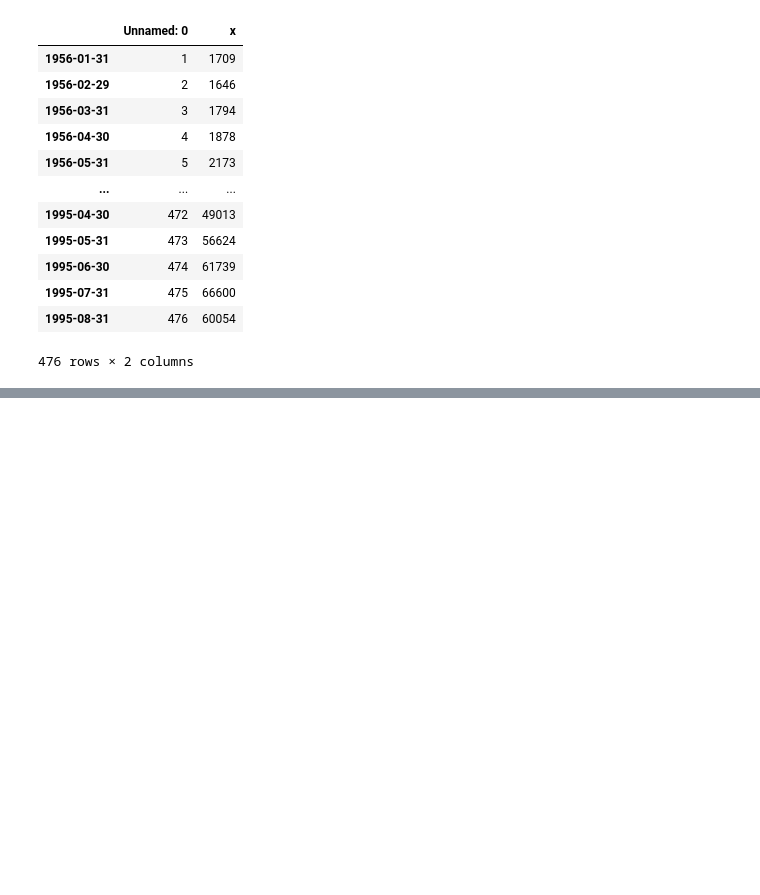
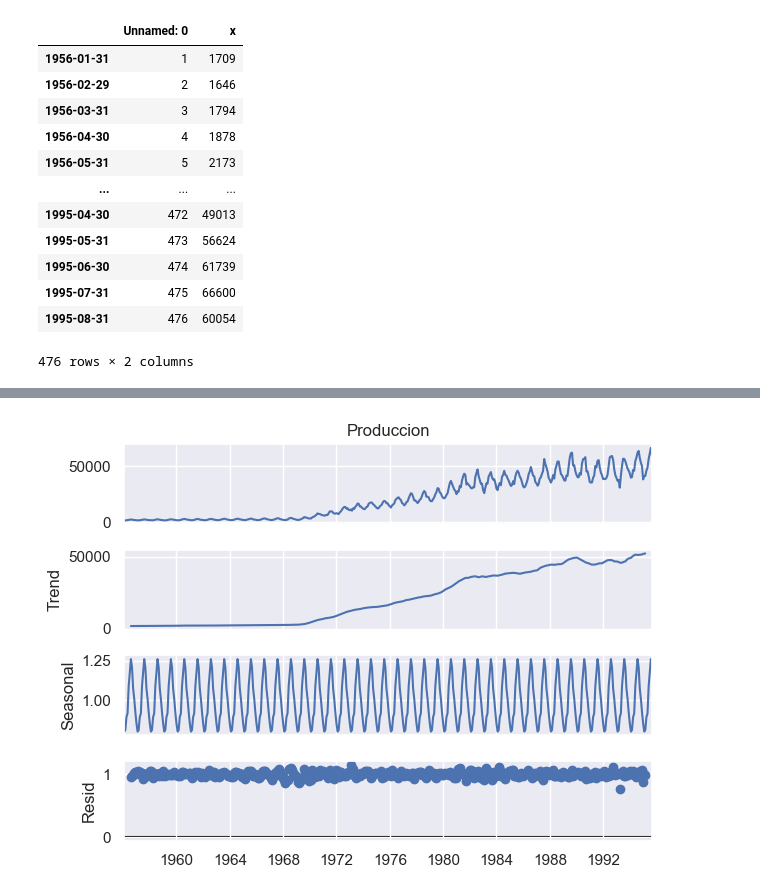
Before and after one commit to Wilsonsr/Series-de-Tiempo, a Jupyter notebook: Cuadernos Python/Suavizado Exponencial.ipynb, the cells around one changed output, grey strips where cells are left out. Drawn from its saved outputs; the diff is of its cells as text; code cells hidden in the pictures; blank space fills up the shorter version.

```diff
--- a/Cuadernos Python/Suavizado Exponencial.ipynb
+++ b/Cuadernos Python/Suavizado Exponencial.ipynb
@@ -565,0 +596,9 @@ gas.rename(columns={"x":"Produccion"}, inplace=True)
+# %%
+# Descomposición de la serie de tiempo gas
+decompose_result_gas = seasonal_decompose(gas["Produccion"], model="multiplicative")
+
+# Graficar los resultados de la descomposición
+decompose_result_gas.plot()
+plt.show()
+# %% [output]
+[figure, added]
```
Also changed, not shown: parts of 14 cells of this notebook.
